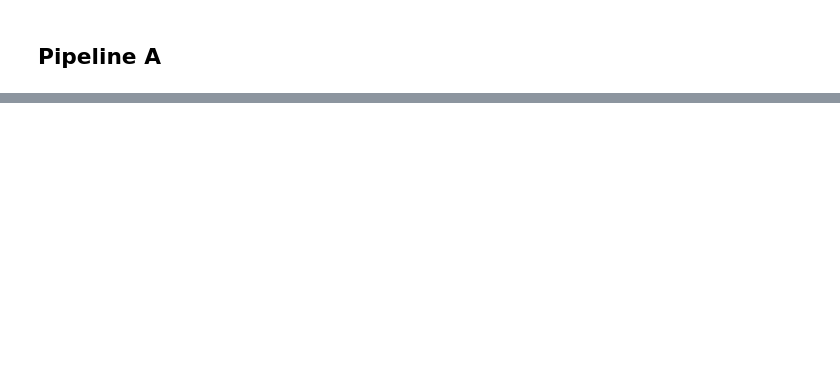
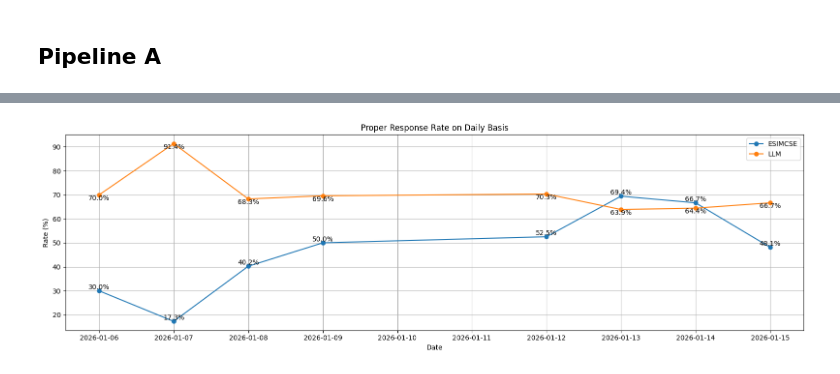
Before and after one commit to keisezrggx/ai_dashboard, a Jupyter notebook: backend/qc/read_llm_qc.ipynb, the cells around one changed output, grey strips where cells are left out. Saved outputs shown, nothing was run; the diff lists cells and outputs as text; code cells hidden in the pictures; blank space fills up the shorter version.

```diff
--- a/backend/qc/read_llm_qc.ipynb
+++ b/backend/qc/read_llm_qc.ipynb
@@ -97,0 +143,57 @@ Error:
+# %%
+# Total ESIMCSE
+total_esimcse = esimcse_daily['Like'] + esimcse_daily['Dislike']
+esimcse_daily['like_pct'] = (esimcse_daily['Like'] / total_esimcse) * 100
+
+#Total LLM
+total_llm = llm_daily['Like'] + llm_daily['Dislike']
+llm_daily['like_pct'] = (llm_daily['Like'] / total_llm) * 100
+
+plt.figure(figsize=(16, 5))
+
+# Plot lines
+plt.plot(
+    esimcse_daily.index,
+    esimcse_daily['like_pct'],
+    marker='o',
+    label='ESIMCSE'
+)
+
+plt.plot(
+    llm_daily.index,
+    llm_daily['like_pct'],
+    marker='o',
+    label='LLM'
+)
+
+# =========================
+# ADD VALUE LABELS
+# =========================
+for x, y in zip(esimcse_daily.index, esimcse_daily['like_pct']):
+    plt.text(
+        x, y,
+        f'{y:.1f}%',
+        ha='center',
+        va='bottom',
+        fontsize=10
+    )
+
+for x, y in zip(llm_daily.index, llm_daily['like_pct']):
+    plt.text(
+        x, y,
+        f'{y:.1f}%',
+        ha='center',
+        va='top',
+        fontsize=10
+    )
+
+# Styling
+plt.title('Proper Response Rate on Daily Basis')
+plt.ylabel('Rate (%)')
+plt.xlabel('Date')
+plt.legend()
+plt.grid(True)
+plt.tight_layout()
+plt.show()
+# %% [output]
+[figure, added]
```
Also changed, not shown: parts of 7 cells of this notebook, 14 other files.
